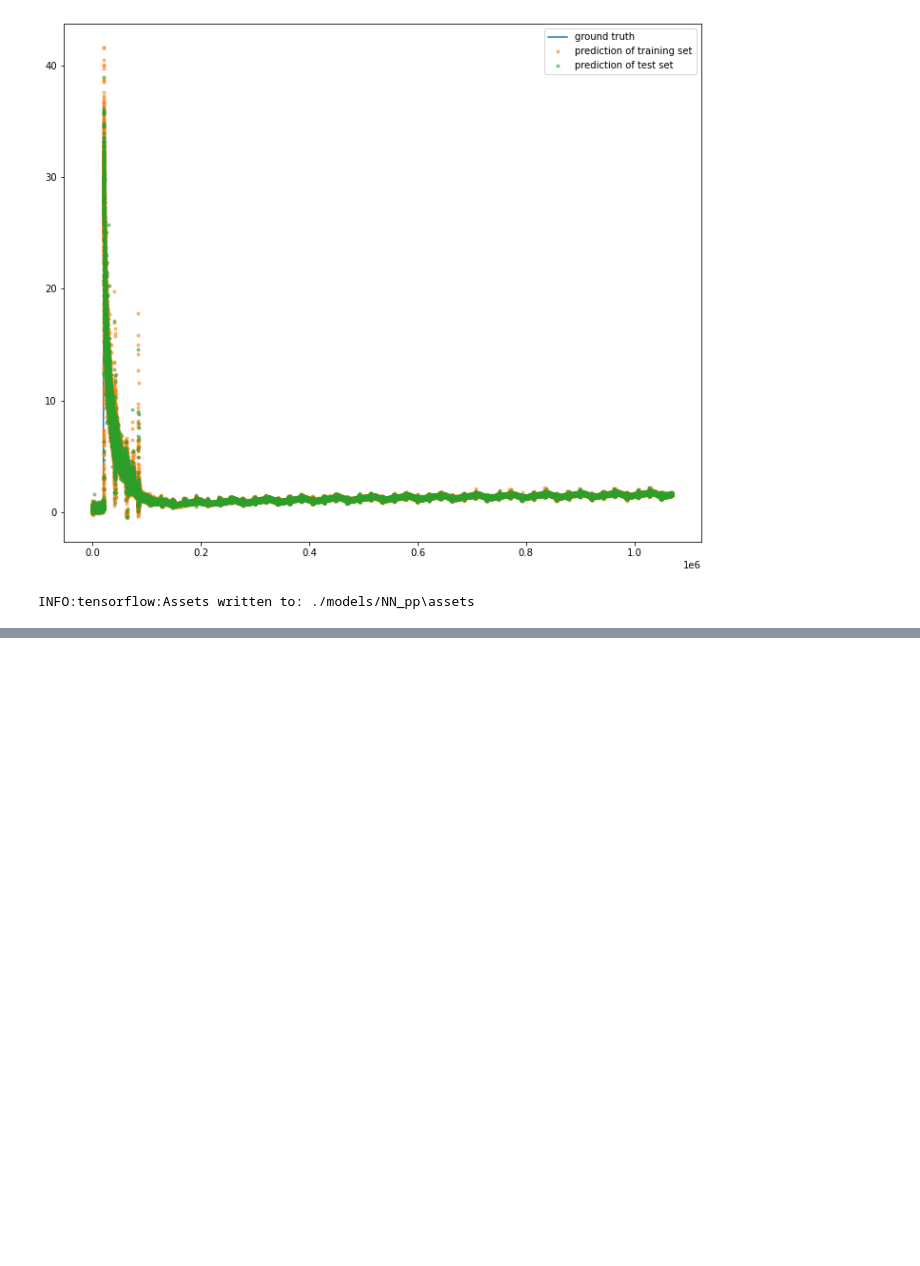
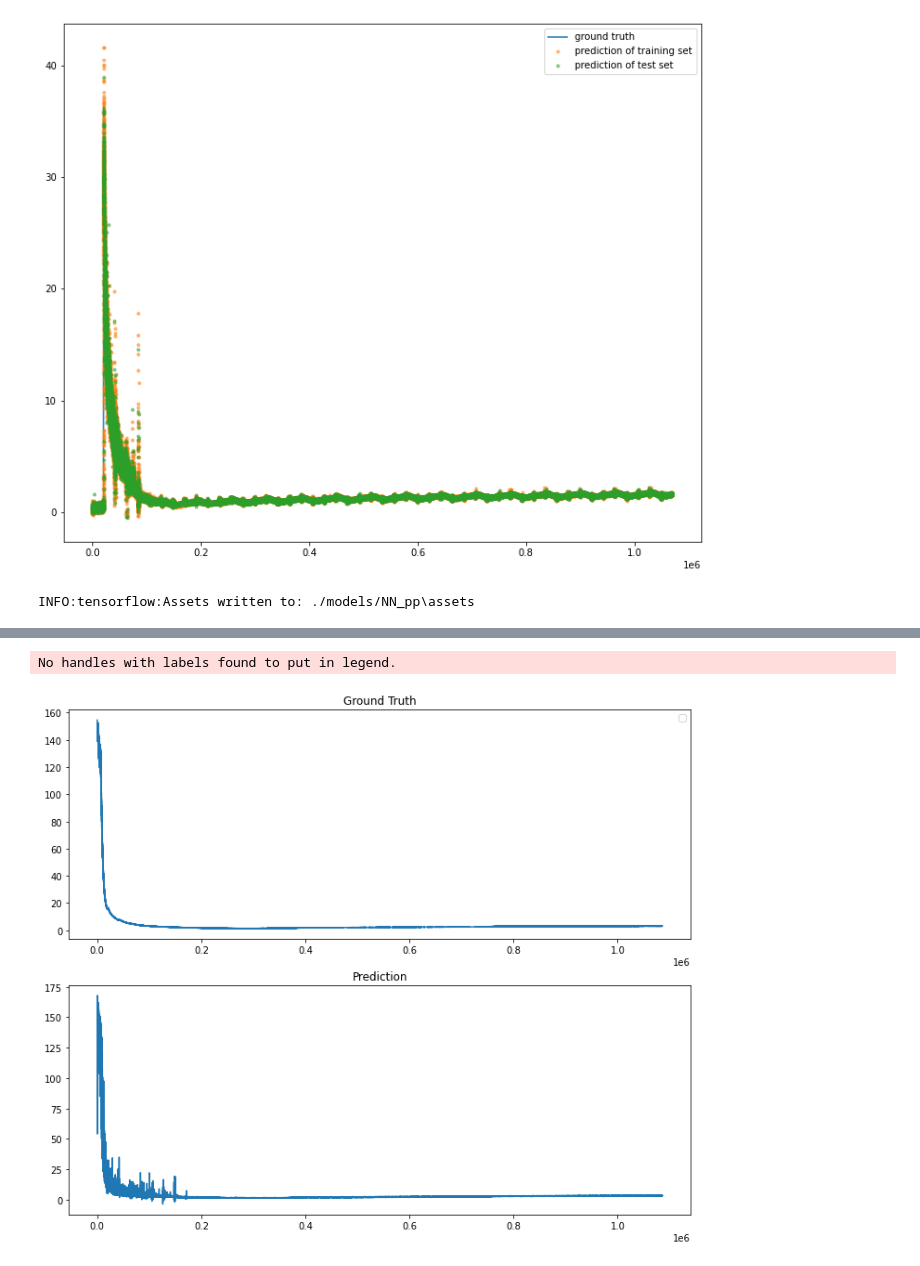
Before and after one commit to chen-xin-94/trelleborg, a Jupyter notebook: Training_NN.ipynb, the cells around one changed output, grey strips where cells are left out. Drawn from its saved outputs; the diff is of its cells as text; code cells hidden in the pictures; blank space fills up the shorter version.

```diff
--- a/Training_NN.ipynb
+++ b/Training_NN.ipynb
@@ -483,0 +550,7 @@ NN_pp = tf.keras.models.load_model("./models/NN_pp"-)
+# %%
+# predictioin vs ground truth
+%matplotlib inline
+plot_gt_pre(y,y_)
+# %% [output]
+No handles with labels found to put in legend.
+[figure, added]
```
Also changed, not shown: parts of 16 cells of this notebook.
